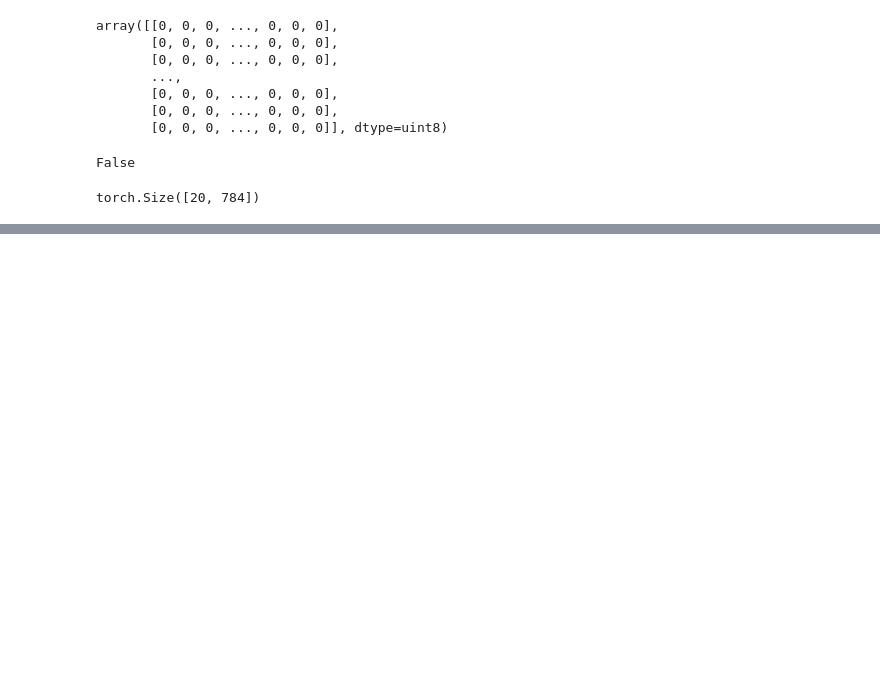
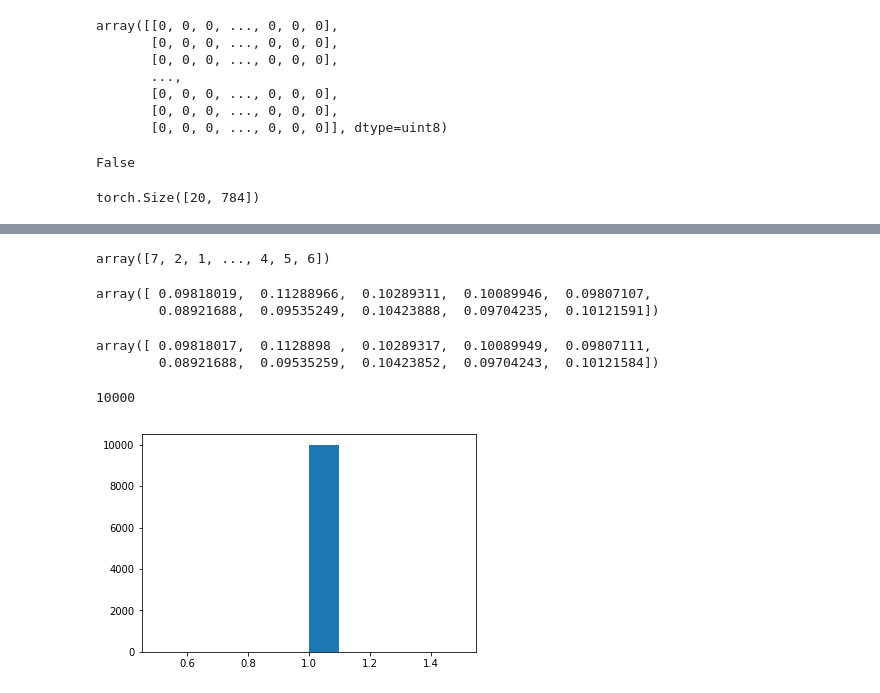
Before and after one commit to FDSMlhn/STAT538, a Jupyter notebook: reviews/Kernel analysis of deep network.ipynb, the cells around one changed output, grey strips where cells are left out. Saved outputs shown, nothing was run; the diff lists cells and outputs as text; code cells hidden in the pictures; blank space fills up the shorter version.

```diff
--- a/reviews/Kernel analysis of deep network.ipynb
+++ b/reviews/Kernel analysis of deep network.ipynb
@@ -197,8 +206,9 @@ SyntaxError: invalid syntax (<ipython-input-22-1b4d2337002b>, line 8)
 # %%
-projected_data = models.KPCA(layer1,n_components=10,sigma=SIGMA)
-
+projected_data = models.KPCA(layer1,n_components=10,sigma=50)
 
 from sklearn import linear_model
 
 logistic = linear_model.LogisticRegression()
 logistic.fit(projected_data, true_label)
+
+#logistic
@@ -204,0 +231,6 @@ logistic.fit(projected_data, true_label)
+# %%
+from sklearn.decomposition import PCA, KernelPCA
+
+kpca = KernelPCA(kernel="rbf", gamma=0.005,n_components=10)
+layer1_kpca = kpca.fit_transform(layer1)
+#X_back = kpca.inverse_transform(X_kpca)
@@ -204,0 +272,4 @@ logistic.fit(projected_data, true_label)
+# %%
+logistic = linear_model.LogisticRegression(multi_class='multinomial',solver='lbfgs')
+#logistic.fit(projected_data, true_label)
+logistic.fit(layer1_kpca, true_label)
@@ -204,0 +297,23 @@ logistic.fit(projected_data, true_label)
+# %%
+logistic.predict(layer1_kpca)
+# %% [output]
+array([7, 2, 1, ..., 4, 5, 6])
+# %%
+logistic.predict_proba(projected_data)[0]
+# %% [output]
+array([ 0.09818019,  0.11288966,  0.10289311,  0.10089946,  0.09807107,
+        0.08921688,  0.09535249,  0.10423888,  0.09704235,  0.10121591])
+# %%
+logistic.predict_proba(projected_data)[0]
+# %% [output]
+array([ 0.09818017,  0.1128898 ,  0.10289317,  0.10089949,  0.09807111,
+        0.08921688,  0.09535259,  0.10423852,  0.09704243,  0.10121584])
+# %%
+#plt.hist(logistic.predict_proba(projected_data))
+
+plt.hist(logistic.predict(projected_data))
+
+np.sum(logistic.predict(projected_data))
+# %% [output]
+10000
+[figure, added]
```
Also changed, not shown: parts of 12 cells of this notebook, 1 other file.
